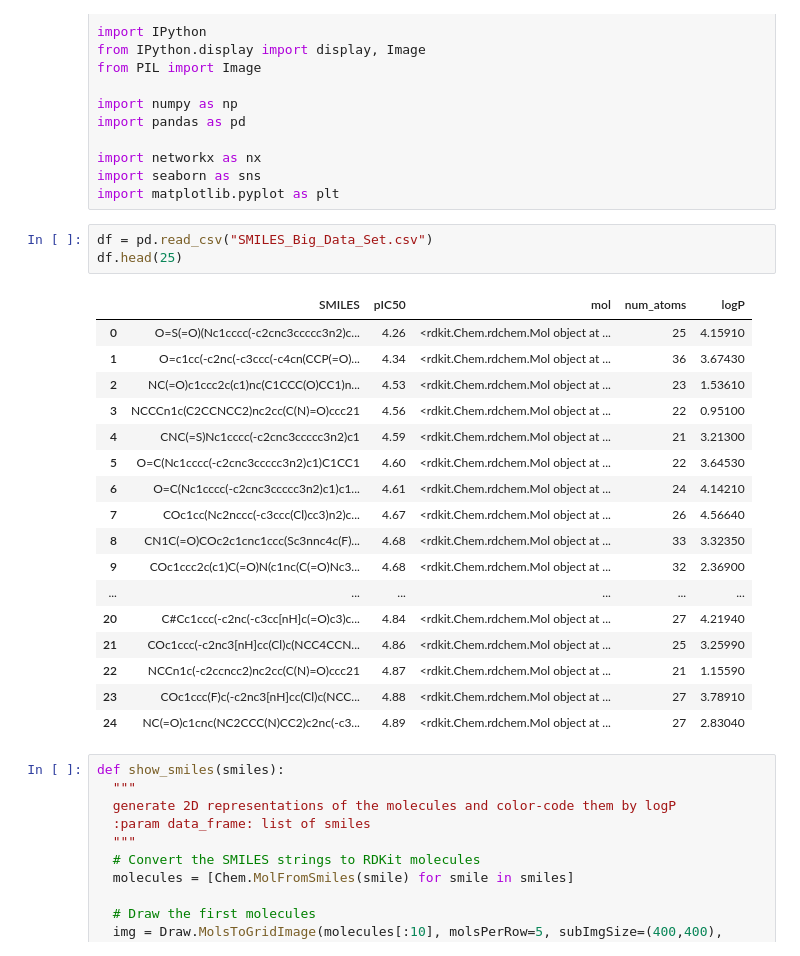
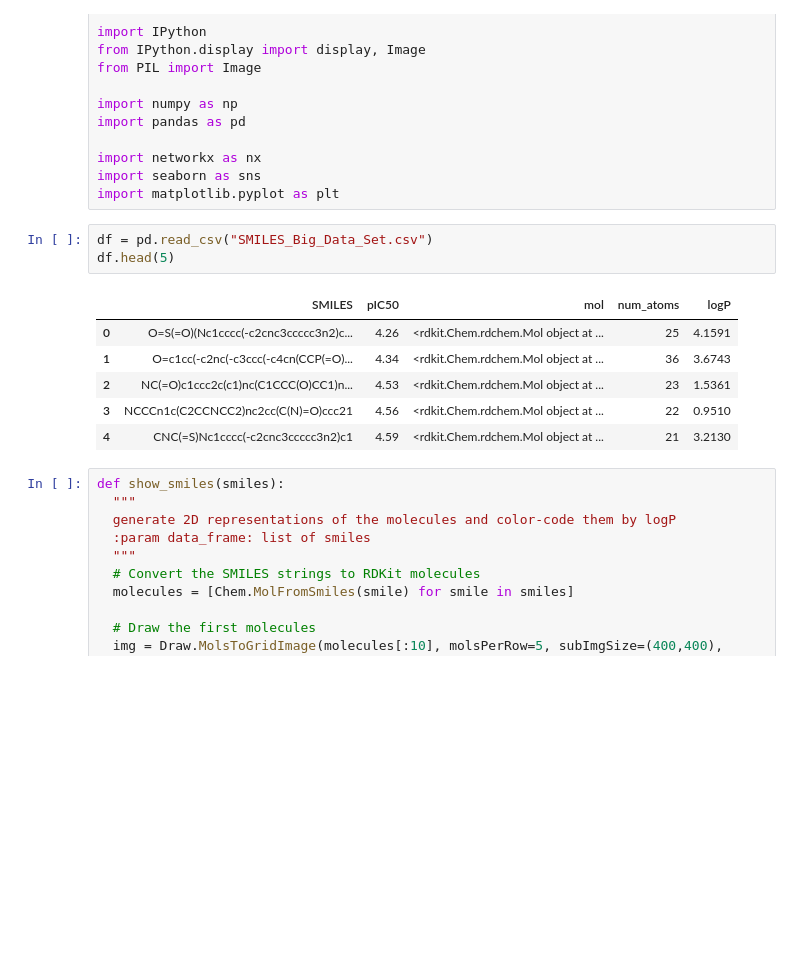
Before and after one commit to mdsameer043/GenAI_Med-Diagnosis_Drug_Design, a Jupyter notebook: gen_ai.ipynb, the cells around one changed output. Cells and saved outputs as stored; diff of their text form; blank space fills up the shorter version.

```diff
--- a/gen_ai.ipynb
+++ b/gen_ai.ipynb
@@ -17,25 +17,14 @@ import seaborn as sns
 import matplotlib.pyplot as plt
 # %%
 df = pd.read_csv("SMILES_Big_Data_Set.csv")
-df.head(25)
+df.head(5)
 # %% [output]
 |  | SMILES | pIC50 | mol | num_atoms | logP |
-| 0 | O=S(=O)(Nc1cccc(-c2cnc3ccccc3n2)c... | 4.26 | <rdkit.Chem.rdchem.Mol object at ... | 25 | 4.15910 |
-| 1 | O=c1cc(-c2nc(-c3ccc(-c4cn(CCP(=O)... | 4.34 | <rdkit.Chem.rdchem.Mol object at ... | 36 | 3.67430 |
-| 2 | NC(=O)c1ccc2c(c1)nc(C1CCC(O)CC1)n... | 4.53 | <rdkit.Chem.rdchem.Mol object at ... | 23 | 1.53610 |
-| 3 | NCCCn1c(C2CCNCC2)nc2cc(C(N)=O)ccc21 | 4.56 | <rdkit.Chem.rdchem.Mol object at ... | 22 | 0.95100 |
-| 4 | CNC(=S)Nc1cccc(-c2cnc3ccccc3n2)c1 | 4.59 | <rdkit.Chem.rdchem.Mol object at ... | 21 | 3.21300 |
-| 5 | O=C(Nc1cccc(-c2cnc3ccccc3n2)c1)C1CC1 | 4.60 | <rdkit.Chem.rdchem.Mol object at ... | 22 | 3.64530 |
-| 6 | O=C(Nc1cccc(-c2cnc3ccccc3n2)c1)c1... | 4.61 | <rdkit.Chem.rdchem.Mol object at ... | 24 | 4.14210 |
-| 7 | COc1cc(Nc2nccc(-c3ccc(Cl)cc3)n2)c... | 4.67 | <rdkit.Chem.rdchem.Mol object at ... | 26 | 4.56640 |
-| 8 | CN1C(=O)COc2c1cnc1ccc(Sc3nnc4c(F)... | 4.68 | <rdkit.Chem.rdchem.Mol object at ... | 33 | 3.32350 |
-| 9 | COc1ccc2c(c1)C(=O)N(c1nc(C(=O)Nc3... | 4.68 | <rdkit.Chem.rdchem.Mol object at ... | 32 | 2.36900 |
-| ... | ... | ... | ... | ... | ... |
-| 20 | C#Cc1ccc(-c2nc(-c3cc[nH]c(=O)c3)c... | 4.84 | <rdkit.Chem.rdchem.Mol object at ... | 27 | 4.21940 |
-| 21 | COc1ccc(-c2nc3[nH]cc(Cl)c(NCC4CCN... | 4.86 | <rdkit.Chem.rdchem.Mol object at ... | 25 | 3.25990 |
-| 22 | NCCn1c(-c2ccncc2)nc2cc(C(N)=O)ccc21 | 4.87 | <rdkit.Chem.rdchem.Mol object at ... | 21 | 1.15590 |
-| 23 | COc1ccc(F)c(-c2nc3[nH]cc(Cl)c(NCC... | 4.88 | <rdkit.Chem.rdchem.Mol object at ... | 27 | 3.78910 |
-| 24 | NC(=O)c1cnc(NC2CCC(N)CC2)c2nc(-c3... | 4.89 | <rdkit.Chem.rdchem.Mol object at ... | 27 | 2.83040 |
+| 0 | O=S(=O)(Nc1cccc(-c2cnc3ccccc3n2)c... | 4.26 | <rdkit.Chem.rdchem.Mol object at ... | 25 | 4.1591 |
+| 1 | O=c1cc(-c2nc(-c3ccc(-c4cn(CCP(=O)... | 4.34 | <rdkit.Chem.rdchem.Mol object at ... | 36 | 3.6743 |
+| 2 | NC(=O)c1ccc2c(c1)nc(C1CCC(O)CC1)n... | 4.53 | <rdkit.Chem.rdchem.Mol object at ... | 23 | 1.5361 |
+| 3 | NCCCn1c(C2CCNCC2)nc2cc(C(N)=O)ccc21 | 4.56 | <rdkit.Chem.rdchem.Mol object at ... | 22 | 0.9510 |
+| 4 | CNC(=S)Nc1cccc(-c2cnc3ccccc3n2)c1 | 4.59 | <rdkit.Chem.rdchem.Mol object at ... | 21 | 3.2130 |
 # %%
 def show_smiles(smiles):
   """
```
Also changed, not shown: parts of 3 cells of this notebook.
